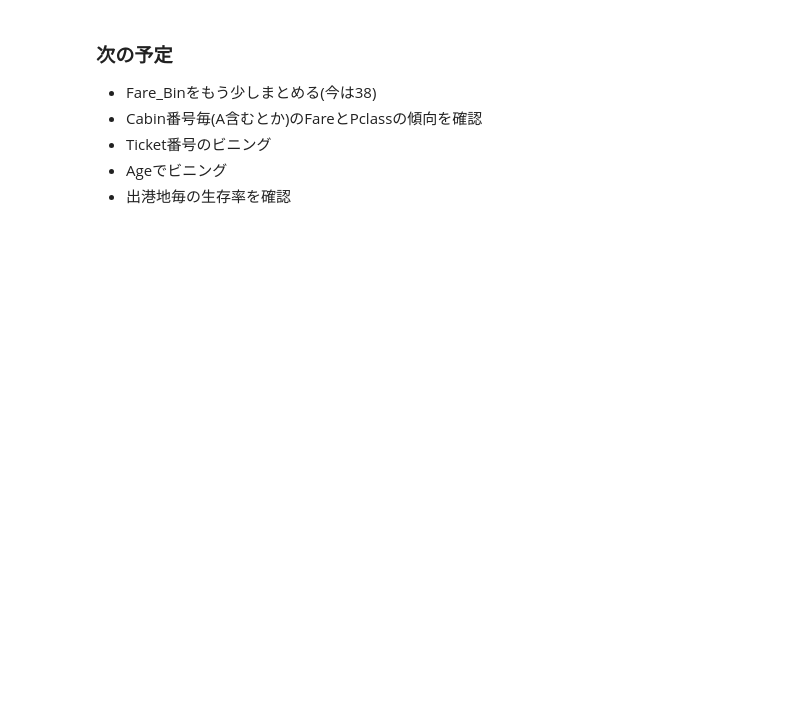
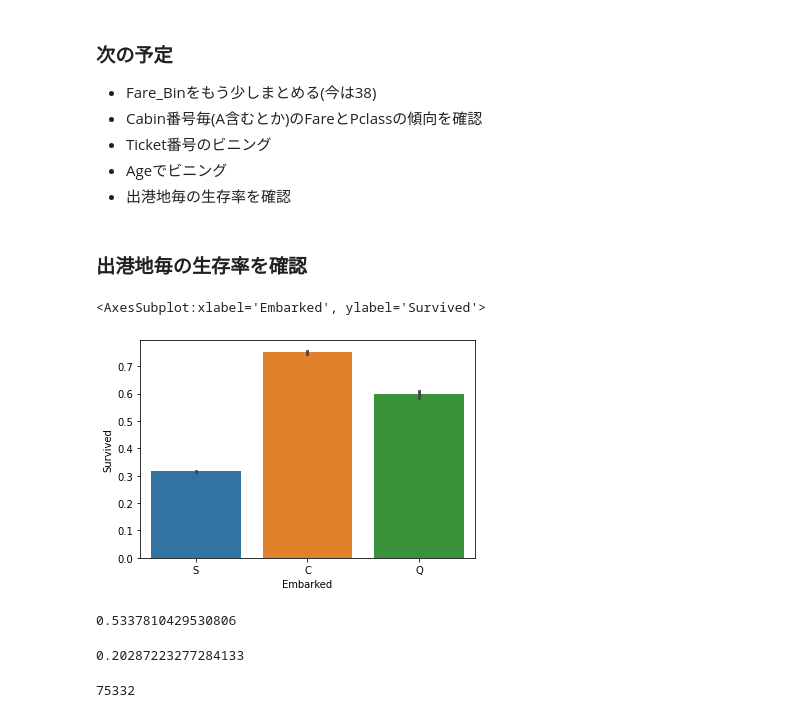
Before and after one commit to gonzou122/Tabular-Playground-Series---April-2021, a Jupyter notebook: code/EDA.ipynb, the cells around one changed output. Cells and saved outputs as stored; diff of their text form; code cells hidden in the pictures; blank space fills up the shorter version.

```diff
--- a/code/EDA.ipynb
+++ b/code/EDA.ipynb
@@ -534,3 +570,19 @@ df_train[(df_train['Cabin'].str.contains('A') == True) & (df_train['Fare'] >= 40
 - Ticket番号のビニング
 - Ageでビニング
 - 出港地毎の生存率を確認
+# %% [markdown]
+### 出港地毎の生存率を確認
+# %%
+sns.barplot(x='Embarked',y='Survived',data=df_train)
+# %% [output]
+<AxesSubplot:xlabel='Embarked', ylabel='Survived'>
+[figure, added]
+# %%
+#出港地「C」でPclass1の人の生存率
+len(df_train[(df_train["Embarked"]=='C') & (df_train["Pclass"]==1)])/len(df_train[df_train["Embarked"]=='C'])
+# %% [output]
+0.5337810429530806
+# %%
+len(df_train[(df_train["Embarked"]=='S') & (df_train["Pclass"]==1)])/len(df_train[df_train["Embarked"]=='S'])
+# %% [output]
+0.20287223277284133
@@ -536,0 +600,4 @@ df_train[(df_train['Cabin'].str.contains('A') == True) & (df_train['Fare'] >= 40
+# %%
+len(df_train["Ticket"].unique())
+# %% [output]
+75332
```
Also changed, not shown: parts of 18 cells of this notebook.
